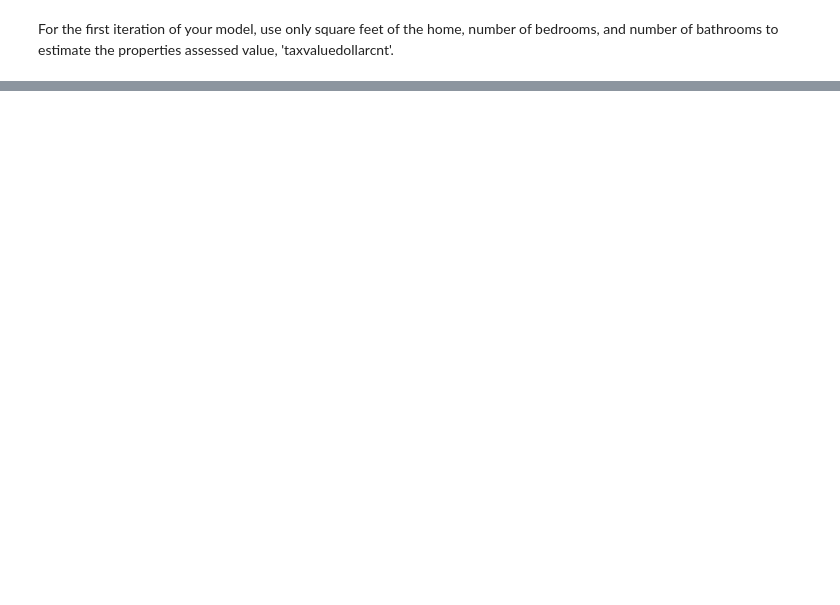
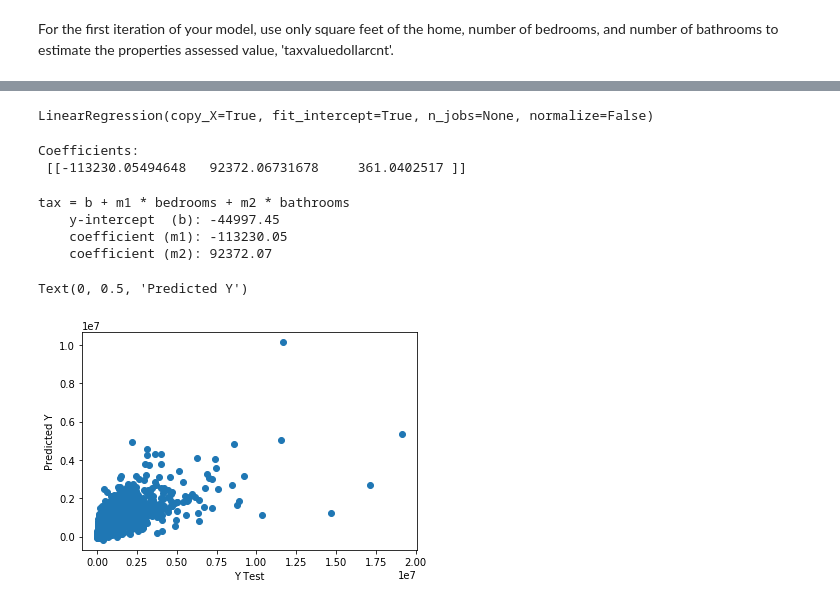
Before and after one commit to Mattsantos541/Zillow, a Jupyter notebook: Zillow Project.ipynb, the cells around one changed output, grey strips where cells are left out. Saved outputs shown, nothing was run; the diff lists cells and outputs as text; code cells hidden in the pictures; blank space fills up the shorter version.

```diff
--- a/Zillow Project.ipynb
+++ b/Zillow Project.ipynb
@@ -51,10 +102,6 @@ df.describe()
 # %%
 X = df[['bedrooms', 'bathrooms','squarefeet']]
-y= df['taxvaluedollarcnt']
+y = df[['tax']]
 # %%
-##Split Test,Train
-import pandas as pd
 from sklearn.model_selection import train_test_split
-
-X_train, X_test, y_train, y_test = train_test_split(X, y, test_size=0.4, random_state=101)
-print(train.shape); print(test.shape)
+X_train, X_test, y_train, y_test = train_test_split(X, y, test_size=0.7, random_state=101)
@@ -108,0 +170,34 @@ print("coefficients: ", lm1_coefficients)
+# %%
+lm.fit(X_train,y_train)
+# %% [output]
+LinearRegression(copy_X=True, fit_intercept=True, n_jobs=None, normalize=False)
+# %%
+# The coefficients
+print('Coefficients: \n', lm.coef_)
+# %% [output]
+Coefficients:
+ [[-113230.05494648   92372.06731678     361.0402517 ]]
+# %%
+#fit and train model
+lm.fit(X_train,y_train)
+lm_y_intercept = lm1.intercept_
+lm_coefficients = lm1.coef_
+
+print('{} = b + m1 * {} + m2 * {}'.format(y_train.columns[0], X_train.columns[0],X_train.columns[1]))
+print('    y-intercept  (b): %.2f' % lm_y_intercept)
+print('    coefficient (m1): %.2f' % lm_coefficients[0][0])
+print('    coefficient (m2): %.2f' % lm_coefficients[0][1])
+# %% [output]
+tax = b + m1 * bedrooms + m2 * bathrooms
+    y-intercept  (b): -44997.45
+    coefficient (m1): -113230.05
+    coefficient (m2): 92372.07
+# %%
+#scatterplot of the real test values versus the predicted values
+predictions = lm.predict( X_test)
+plt.scatter(y_test,predictions)
+plt.xlabel('Y Test')
+plt.ylabel('Predicted Y')
+# %% [output]
+Text(0, 0.5, 'Predicted Y')
+[figure, added]
```
Also changed, not shown: parts of 35 cells of this notebook, 8 other files.
